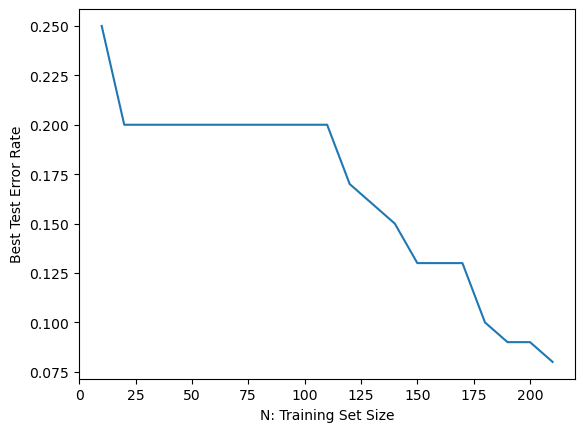
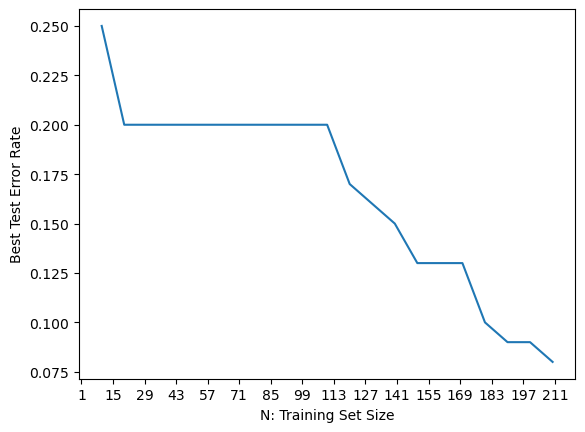
Unified diff of the notebook cell whose output changed from the first chart to the second:
--- before
+++ after
@@ -35,3 +35,4 @@
 plt.xlabel("N: Training Set Size")
 plt.ylabel("Best Test Error Rate")
+plt.xticks(range(1, 212, 14))
 plt.show()

Commit: tweaks